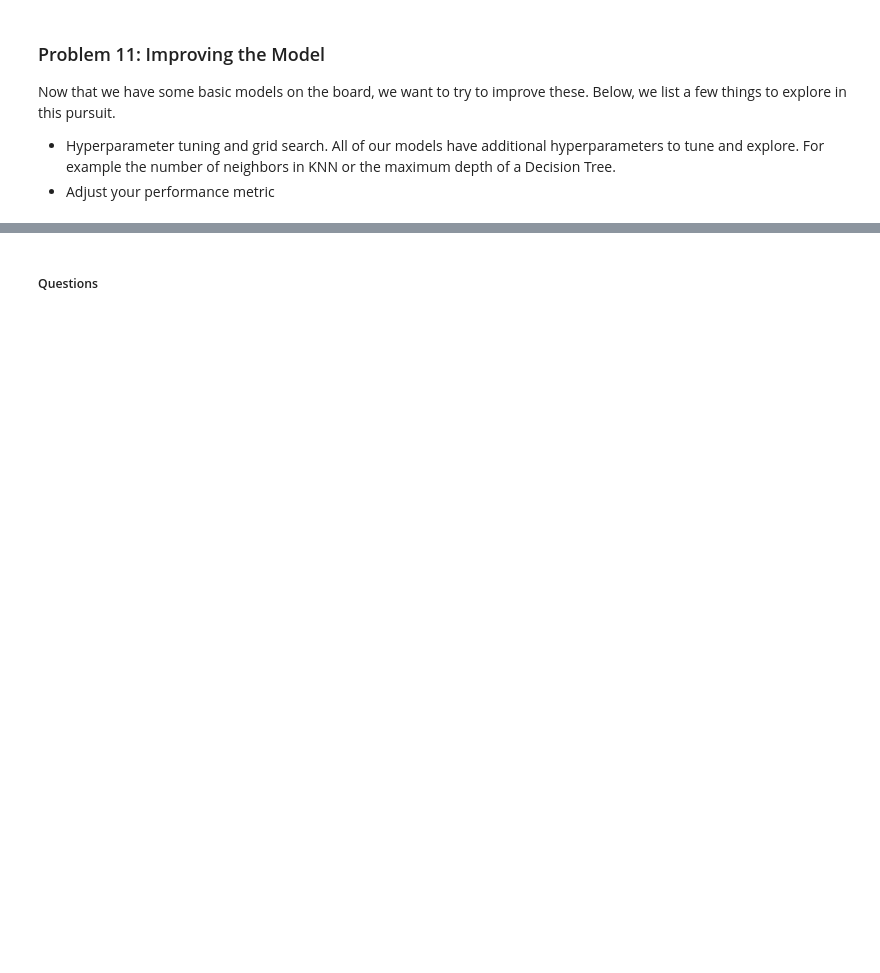
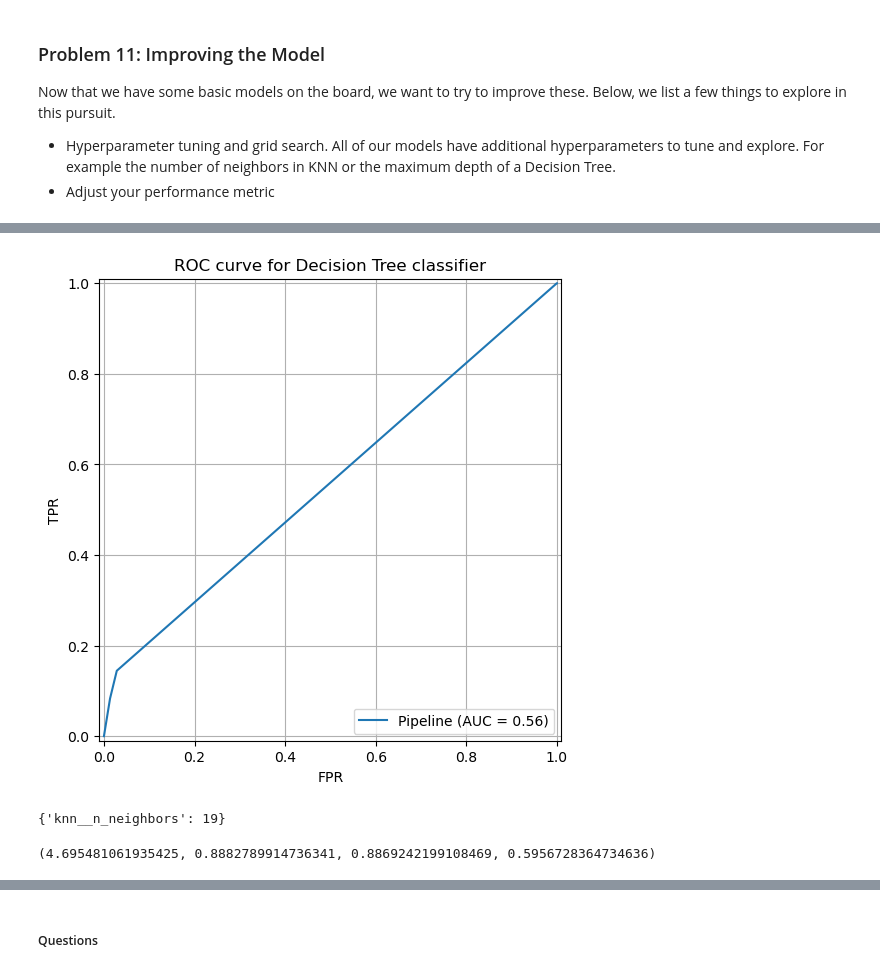
Before and after one commit to raosalapaka/ml-module17, a Jupyter notebook: assignment17_1_RS.ipynb, the cells around one changed output, grey strips where cells are left out. Saved outputs shown, nothing was run; the diff lists cells and outputs as text; code cells hidden in the pictures; blank space fills up the shorter version.

```diff
--- a/assignment17_1_RS.ipynb
+++ b/assignment17_1_RS.ipynb
@@ -397,0 +486,16 @@ Now that we have some basic models on the board, we want to try to improve these
+# %%
+#Decision Tree Classifier
+
+dtree_params = {
+         'dtree__max_depth': range(2,11),
+         'dtree__min_samples_split': [2, 4, 6],
+         'dtree__criterion': ['gini', 'entropy', 'log_loss'],
+         'dtree__min_samples_leaf': [1, 2, 3]
+         }
+# %%
+dtree_pipe = Pipeline([('scaler', StandardScaler()),
+                       ('dtree', DecisionTreeClassifier())])
+dtree_grid = GridSearchCV(dtree_pipe, param_grid=dtree_params, cv=5)
+dtree_start_time = time()
+dtree_grid.fit(X_train, y_train)
+dtree_end_time = time()
@@ -397,0 +513,4 @@ Now that we have some basic models on the board, we want to try to improve these
+# %%
+DisplayRocCurve(dtree_grid.best_estimator_, 'ROC curve for Decision Tree classifier')
+# %% [output]
+[figure, added]
@@ -397,0 +530,10 @@ Now that we have some basic models on the board, we want to try to improve these
+# %%
+knn_grid_train_time = knn_end_time - knn_start_time
+knn_grid_train_accuracy = knn_grid.best_estimator_.score(X_train, y_train)
+knn_grid_test_accuracy = knn_grid.best_estimator_.score(X_test, y_test)
+knn_grid_roc_auc_score = float(roc_auc_score(y_test, knn_grid.best_estimator_.predict_proba(X_test)[:,1]))
+print(knn_grid.best_params_)
+knn_grid_train_time, knn_grid_train_accuracy, knn_grid_test_accuracy, knn_grid_roc_auc_score
+# %% [output]
+{'knn__n_neighbors': 19}
+(4.695481061935425, 0.8882789914736341, 0.8869242199108469, 0.5956728364734636)
```
Also changed, not shown: parts of 33 cells of this notebook.
